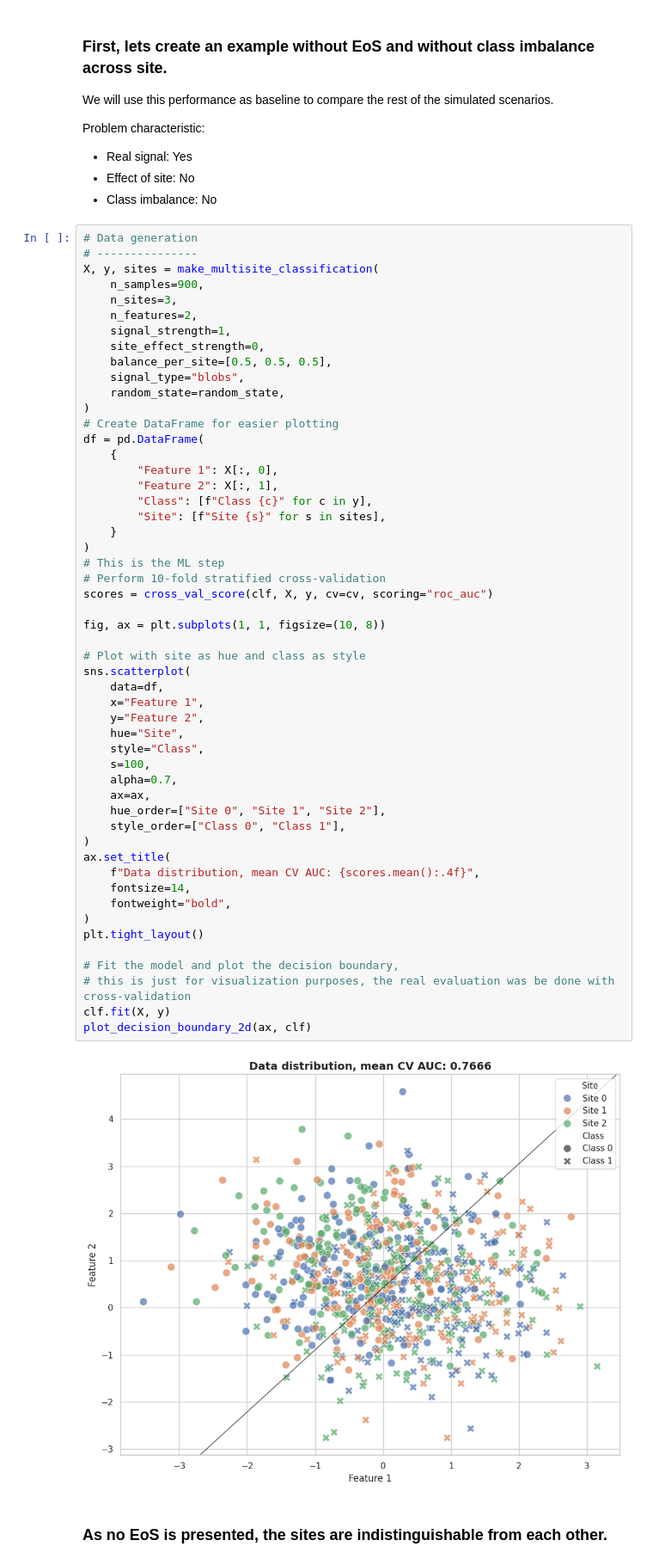
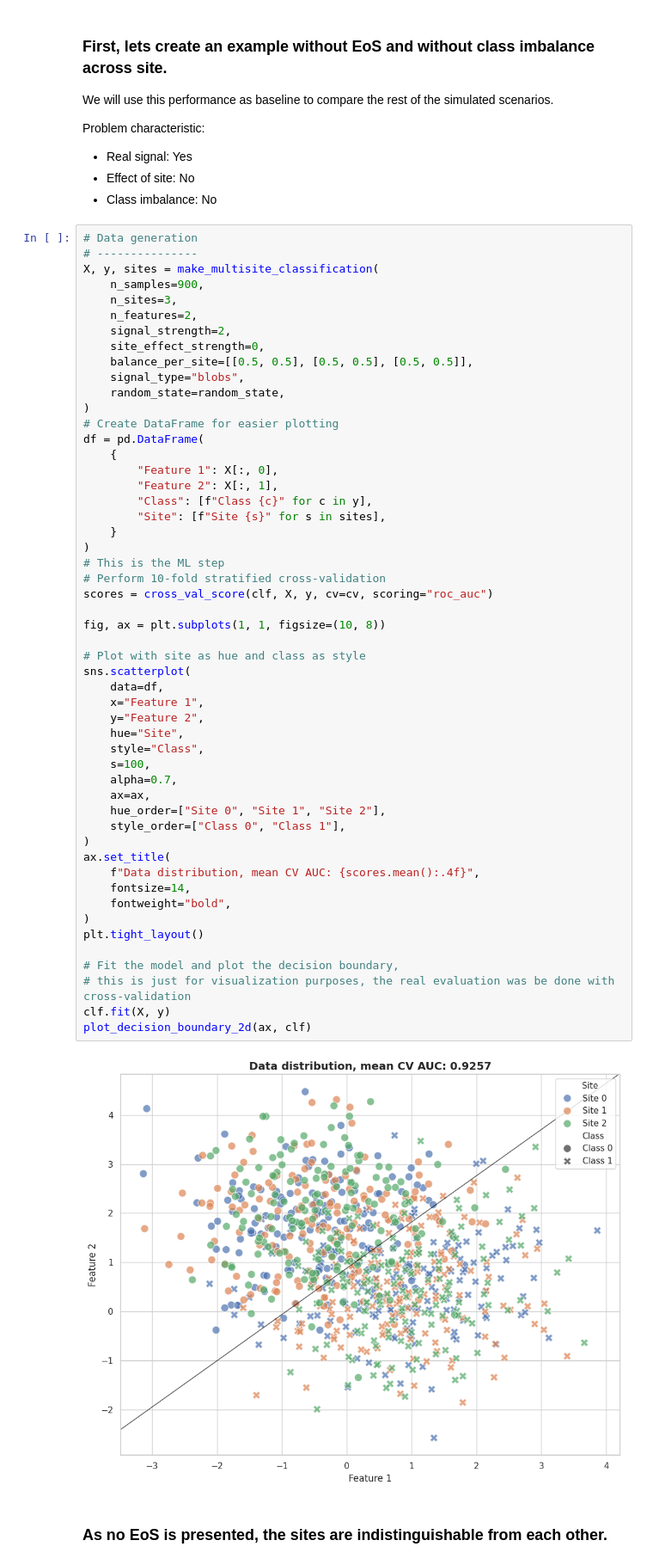
Before and after one commit to N-Nieto/OHBM2026_Educational_course_harmonization, a Jupyter notebook: notebooks/block03/B3_N2_EoS_in_ML.ipynb, the cells around one changed output. Shown at 86% size. Drawn from its saved outputs; the diff is of its cells as text.

```diff
--- a/notebooks/block03/B3_N2_EoS_in_ML.ipynb
+++ b/notebooks/block03/B3_N2_EoS_in_ML.ipynb
@@ -57,9 +57,9 @@ X, y, sites = make_multisite_classification(
     n_samples=900,
     n_sites=3,
     n_features=2,
-    signal_strength=1,
+    signal_strength=2,
     site_effect_strength=0,
-    balance_per_site=[0.5, 0.5, 0.5],
+    balance_per_site=[[0.5, 0.5], [0.5, 0.5], [0.5, 0.5]],
     signal_type="blobs",
     random_state=random_state,
 )
@@ -76,34 +76,34 @@ df = pd.DataFrame(
 # Perform 10-fold stratified cross-validation
 scores = cross_val_score(clf, X, y, cv=cv, scoring="roc_auc")
 
 fig, ax = plt.subplots(1, 1, figsize=(10, 8))
 
 # Plot with site as hue and class as style
 sns.scatterplot(
     data=df,
     x="Feature 1",
     y="Feature 2",
     hue="Site",
     style="Class",
     s=100,
     alpha=0.7,
     ax=ax,
     hue_order=["Site 0", "Site 1", "Site 2"],
     style_order=["Class 0", "Class 1"],
 )
 ax.set_title(
     f"Data distribution, mean CV AUC: {scores.mean():.4f}",
     fontsize=14,
     fontweight="bold",
 )
 plt.tight_layout()
 
 # Fit the model and plot the decision boundary,
 # this is just for visualization purposes, the real evaluation was be done with cross-validation
 clf.fit(X, y)
 plot_decision_boundary_2d(ax, clf)
 # %% [output]
-[figure, old version]
+[figure, new version]
 # %% [markdown]
 ### As no EoS is presented, the sites are indistinguishable from each other.
 # %% [markdown]
```
Also changed, not shown: parts of 6 cells of this notebook.
